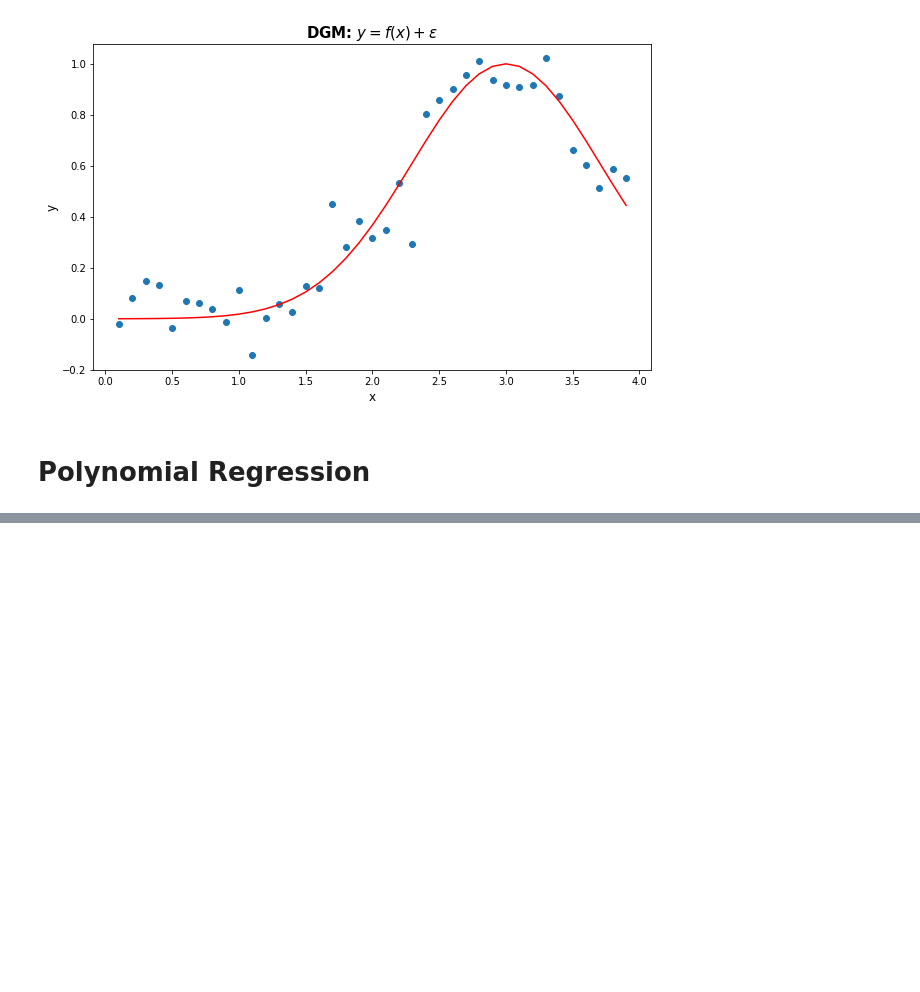
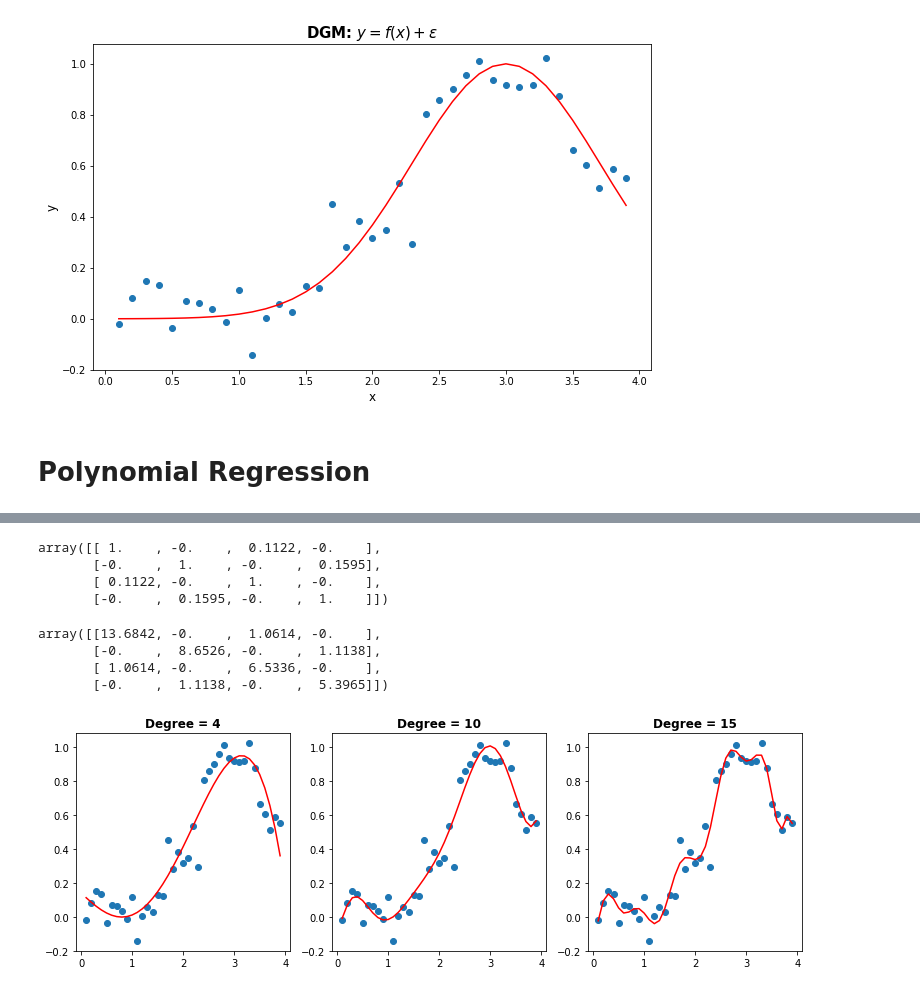
Before and after one commit to anhnguyendepocen/Stat3612, a Jupyter notebook: Lecture4/Lecture4 Basis Expansion.ipynb, the cells around one changed output, grey strips where cells are left out. Saved outputs shown, nothing was run; the diff lists cells and outputs as text; code cells hidden in the pictures; blank space fills up the shorter version.

```diff
--- a/Lecture4/Lecture4 Basis Expansion.ipynb
+++ b/Lecture4/Lecture4 Basis Expansion.ipynb
@@ -86,0 +93,31 @@ plt.show()
+# %%
+np.corrcoef(xphi.transpose()).round(4)
+# %% [output]
+array([[ 1.    , -0.    ,  0.1122, -0.    ],
+       [-0.    ,  1.    , -0.    ,  0.1595],
+       [ 0.1122, -0.    ,  1.    , -0.    ],
+       [-0.    ,  0.1595, -0.    ,  1.    ]])
+# %%
+np.matmul(xphi.transpose(), xphi).round(4)
+# %% [output]
+array([[13.6842, -0.    ,  1.0614, -0.    ],
+       [-0.    ,  8.6526, -0.    ,  1.1138],
+       [ 1.0614, -0.    ,  6.5336, -0.    ],
+       [-0.    ,  1.1138, -0.    ,  5.3965]])
+# %%
+fig, axs = plt.subplots(1, 3, figsize=(13, 4))
+x0 = np.linspace(-1, 1, x.shape[0])
+order = (4,10,15)
+for k in range(len(order)):
+    xphi = np.zeros((x.shape[0], order[k]))
+    for j in range(order[k]):
+        xphi[:,j] = [legendre(j+1,x1) for x1 in x0]
+    linreg = LinearRegression()
+    linreg.fit(xphi, y)
+    yfit = linreg.predict(xphi)
+    axs[k].plot(x, y, 'o')
+    axs[k].plot(x, yfit, color="red")
+    axs[k].set_title('Degree = ' + str(order[k]), fontweight="bold")
+plt.show()
+# %% [output]
+[figure, added]
```
Also changed, not shown: parts of 7 cells of this notebook.
